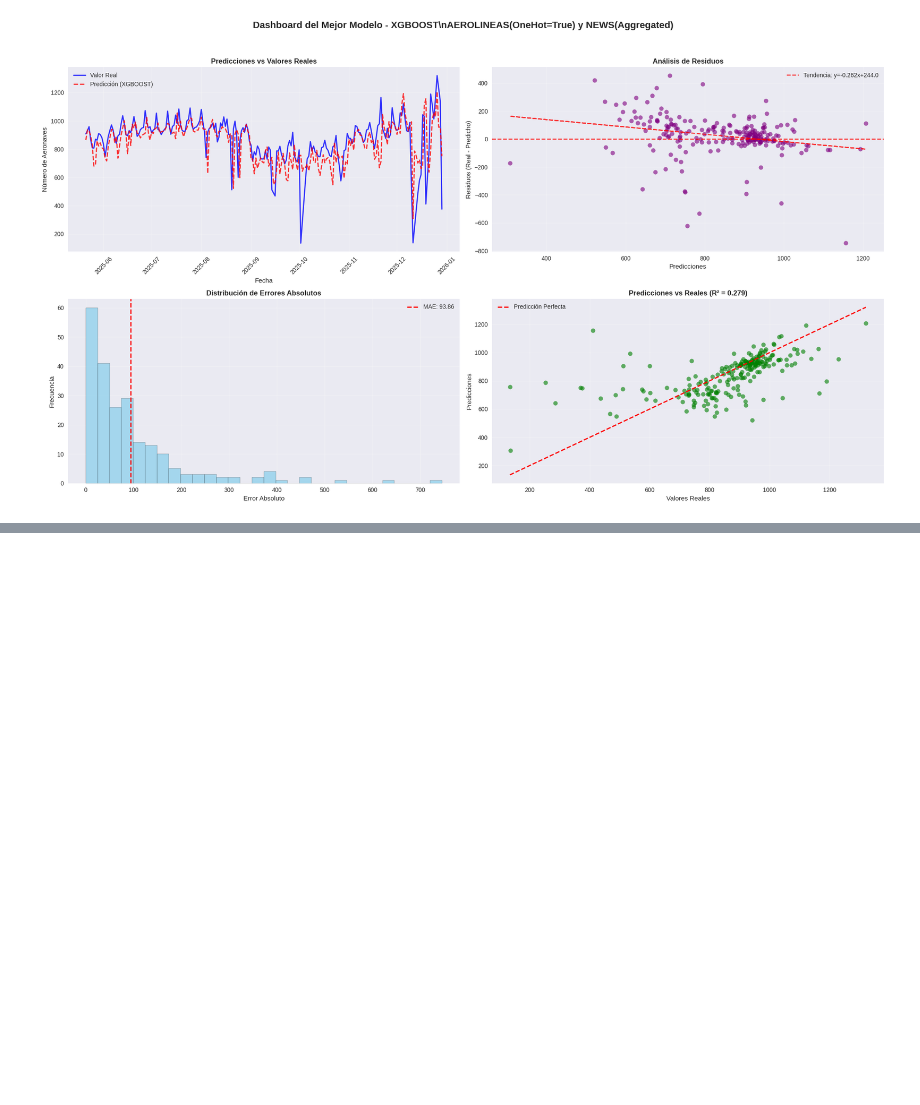
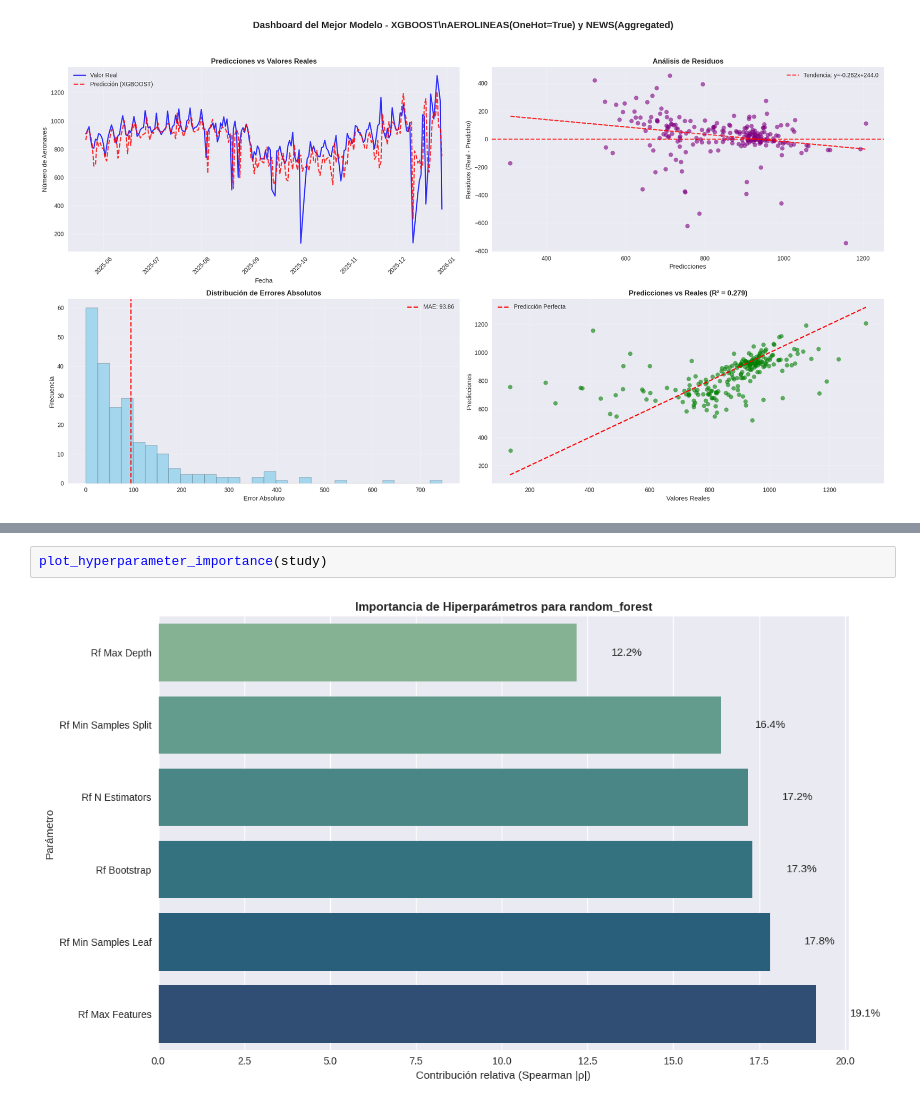
Before and after one commit to tonycp/ml-project, a Jupyter notebook: models/analyse_results.ipynb, the cells around one changed output, grey strips where cells are left out. Drawn from its saved outputs; the diff is of its cells as text; blank space fills up the shorter version.

```diff
--- a/models/analyse_results.ipynb
+++ b/models/analyse_results.ipynb
@@ -1186,0 +1810,4 @@ plot_residuals_analysis(json_file_path)
+# %%
+plot_hyperparameter_importance(study)
+# %% [output]
+[figure, added]
```
Also changed, not shown: parts of 28 cells of this notebook, 2 other files.
